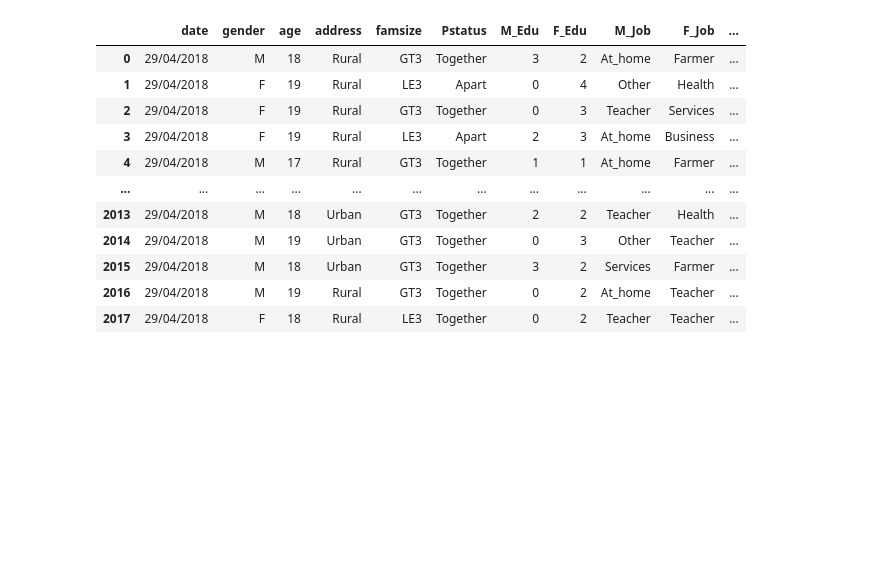
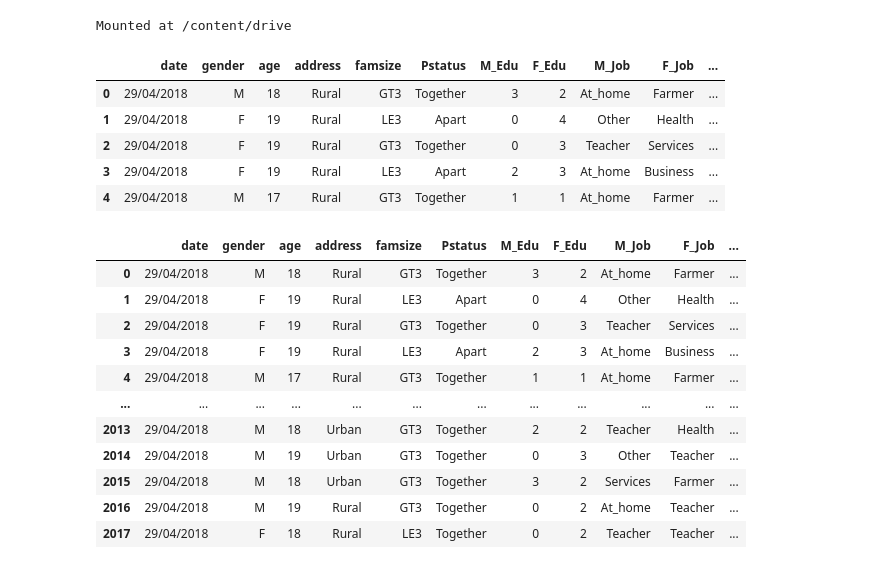
Before and after one commit to razon1494/Machine-Learning-Advance-Concepts, a Jupyter notebook: student_performance_prediction.ipynb, the cells around one changed output. Saved outputs shown, nothing was run; the diff lists cells and outputs as text; code cells hidden in the pictures; blank space fills up the shorter version.

```diff
--- a/student_performance_prediction.ipynb
+++ b/student_performance_prediction.ipynb
@@ -36,3 +34,20 @@ df = pd. read_csv("/content/bangladesh_student_performance_2018.csv")
+# %%
+from google.colab import drive
+drive.mount('/content/drive')
+# %% [output]
+Mounted at /content/drive
+# %%
+!cp '/content/drive/MyDrive/Datasets/bangladesh_student_performance.csv' .
+df = pd.read_csv('bangladesh_student_performance.csv')
+
+df.head()
+# %% [output]
+|  | date | gender | age | address | famsize | Pstatus | M_Edu | F_Edu | M_Job | F_Job | ... |
+| 0 | 29/04/2018 | M | 18 | Rural | GT3 | Together | 3 | 2 | At_home | Farmer | ... |
+| 1 | 29/04/2018 | F | 19 | Rural | LE3 | Apart | 0 | 4 | Other | Health | ... |
+| 2 | 29/04/2018 | F | 19 | Rural | GT3 | Together | 0 | 3 | Teacher | Services | ... |
+| 3 | 29/04/2018 | F | 19 | Rural | LE3 | Apart | 2 | 3 | At_home | Business | ... |
+| 4 | 29/04/2018 | M | 17 | Rural | GT3 | Together | 1 | 1 | At_home | Farmer | ... |
 # %%
 df
 # %% [output]
```
Also changed, not shown: parts of 4 cells of this notebook.
